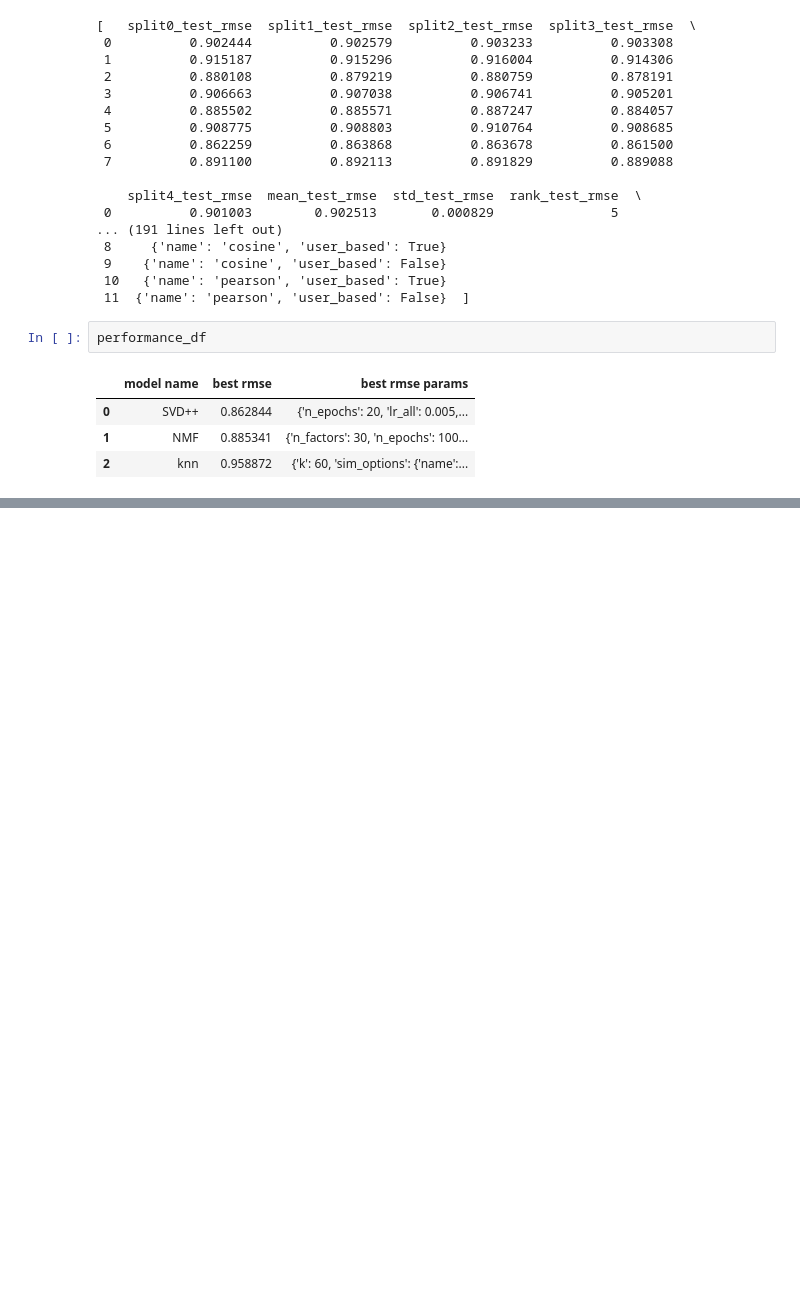
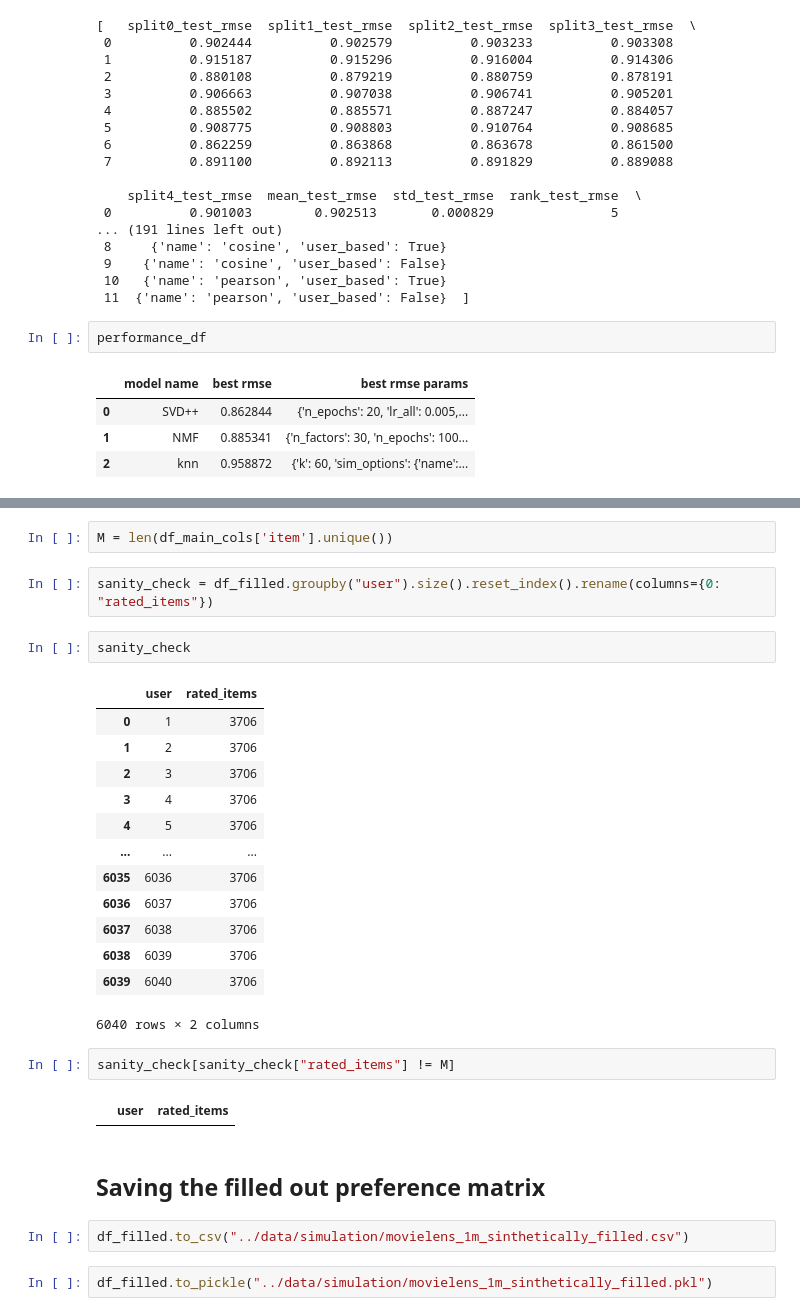
Before and after one commit to caiotda/dynamicTasteDistortion, a Jupyter notebook: simulation/00-preference_model.ipynb, the cells around one changed output, grey strips where cells are left out. Cells and saved outputs as stored; diff of their text form; blank space fills up the shorter version.

```diff
--- a/simulation/00-preference_model.ipynb
+++ b/simulation/00-preference_model.ipynb
@@ -157,0 +292,30 @@ performance_df
+# %%
+M = len(df_main_cols['item'].unique())
+# %%
+sanity_check = df_filled.groupby("user").size().reset_index().rename(columns={0: "rated_items"})
+# %%
+sanity_check
+# %% [output]
+|  | user | rated_items |
+| 0 | 1 | 3706 |
+| 1 | 2 | 3706 |
+| 2 | 3 | 3706 |
+| 3 | 4 | 3706 |
+| 4 | 5 | 3706 |
+| ... | ... | ... |
+| 6035 | 6036 | 3706 |
+| 6036 | 6037 | 3706 |
+| 6037 | 6038 | 3706 |
+| 6038 | 6039 | 3706 |
+| 6039 | 6040 | 3706 |
+6040 rows × 2 columns
+# %%
+sanity_check[sanity_check["rated_items"] != M]
+# %% [output]
+|  | user | rated_items |
+# %% [markdown]
+## Saving the filled out preference matrix
+# %%
+df_filled.to_csv("../data/simulation/movielens_1m_sinthetically_filled.csv")
+# %%
+df_filled.to_pickle("../data/simulation/movielens_1m_sinthetically_filled.pkl")
```
Also changed, not shown: parts of 25 cells of this notebook.
